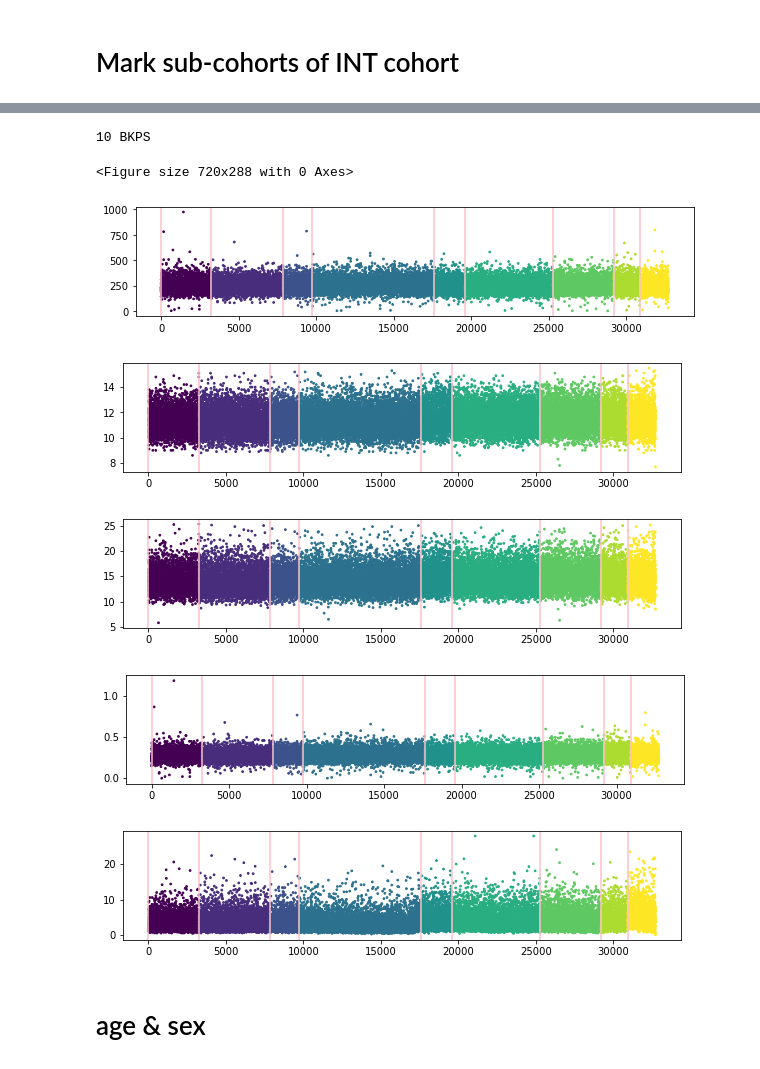
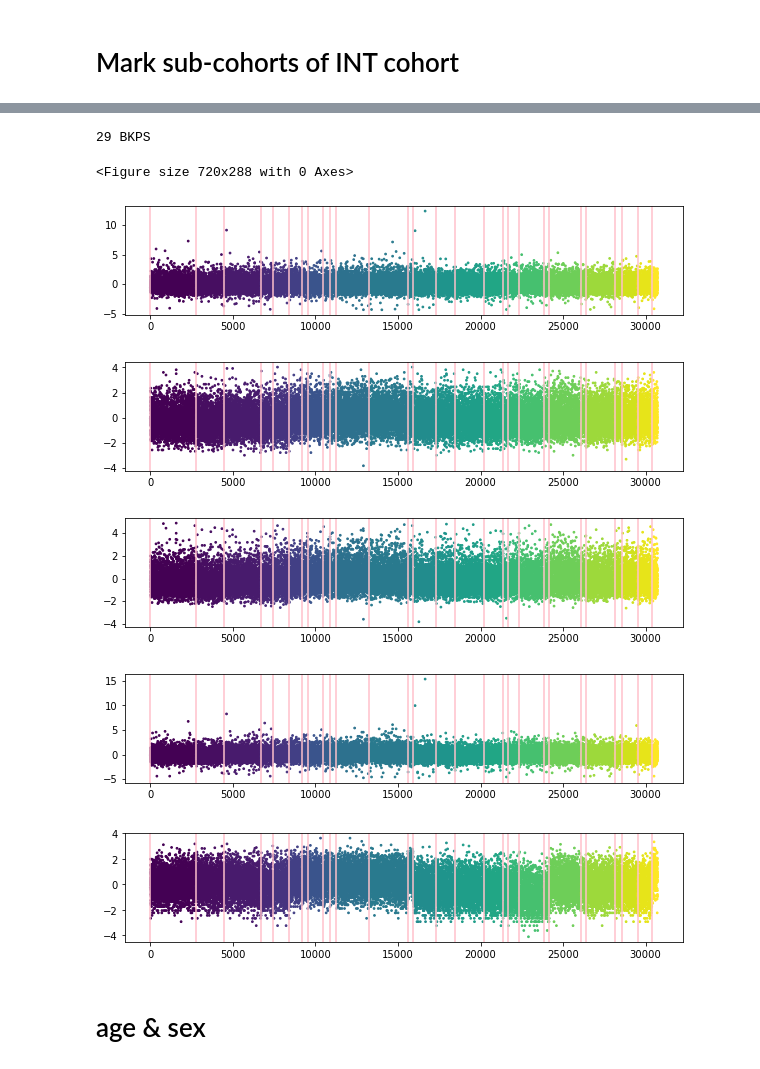
Before and after one commit to hippover/sysmex2pf, a Jupyter notebook: HV-1-Sysmex_features.ipynb, the cells around one changed output, grey strips where cells are left out. Cells and saved outputs as stored; diff of their text form; code cells hidden in the pictures.

```diff
--- a/HV-1-Sysmex_features.ipynb
+++ b/HV-1-Sysmex_features.ipynb
@@ -92,35 +97,40 @@ Checked that each Sample has one row max
+# %%
+int_phen["IPF"] = np.log10(int_phen["IPF"])
 # %%
-int_phen.sort_values("DateTime",inplace=True)
+int_phen.sort_values(["machine","DateTime"],inplace=True)
 int_features = int_phen.set_index("SampleNo")[SYS_FEATURES]
-X = int_features.values
+# %%
+X = int_features.copy()
+X -= X.mean(axis=0)
+X /= X.std(axis=0)
 # %%
-algo_c = rp.KernelCPD(kernel="rbf", min_size=1000).fit(
-    X
+algo_c = rp.KernelCPD(kernel="rbf", min_size=300).fit(
+    X.values
 )
 bkps = algo_c.predict(pen=1.6)
 bkps = [0] + bkps
 print("%d BKPS" % len(bkps))
 # %% [output]
-10 BKPS
+29 BKPS
 # %%
 int_features["cohort"] = sys_features.cohort.max() + 1
 int_features["rank"] = np.arange(int_features.shape[0])
 for b in bkps[1:]:
     int_features.loc[int_features["rank"] >= b,"cohort"] += 1
 
 plt.figure(figsize=(10,4))
 for i in range(X.shape[1]):
     plt.figure(figsize=(10,2))
-    plt.scatter(int_features["rank"],X[:,i],s=3,c=int_features.cohort)
+    plt.scatter(int_features["rank"],X.iloc[:,i],s=3,c=int_features.cohort,s=.1)
     for b in bkps[:-1]:
         plt.axvline(int_features["rank"].iloc[b],c="pink")
 # %% [output]
 <Figure size 720x288 with 0 Axes>
-[figure, old version]
+[figure, new version]
-[figure, old version]
+[figure, new version]
-[figure, old version]
+[figure, new version]
-[figure, old version]
+[figure, new version]
-[figure, old version]
+[figure, new version]
 # %% [markdown]
 # age & sex
 # %%
```
Also changed, not shown: parts of 25 cells of this notebook, 32 other files.
